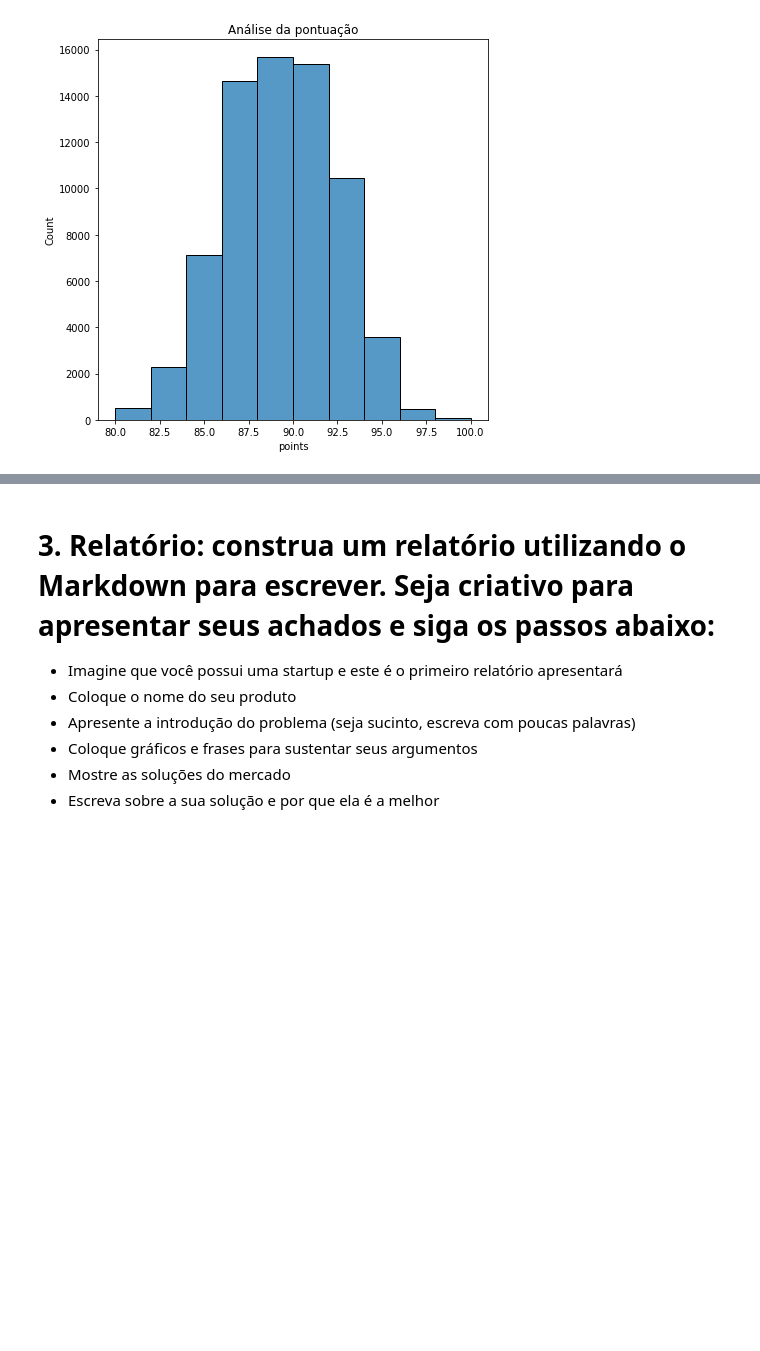
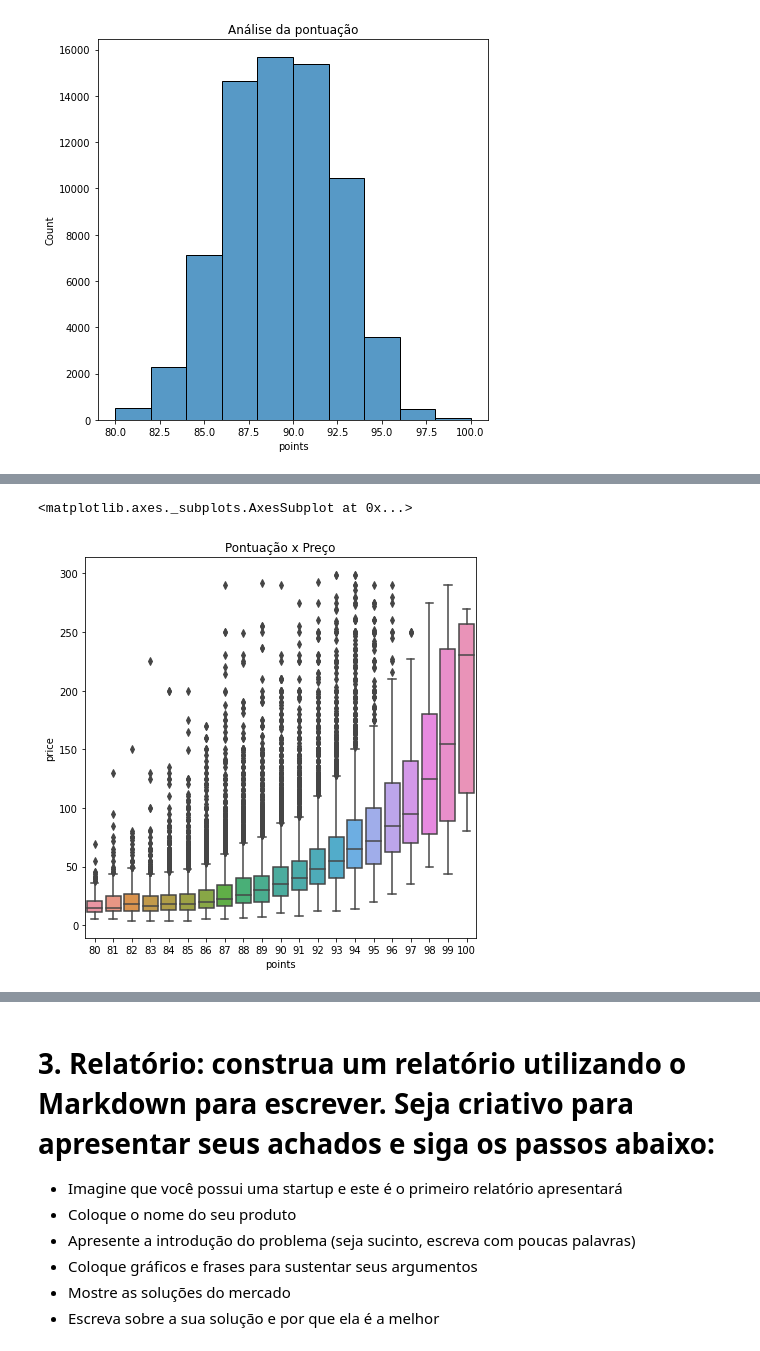
Before and after one commit to gabrielcgo/modulo03, a Jupyter notebook: projeto04_modulo3_5.ipynb, the cells around one changed output, grey strips where cells are left out. Drawn from its saved outputs; the diff is of its cells as text; code cells hidden in the pictures; blank space fills up the shorter version.

```diff
--- a/projeto04_modulo3_5.ipynb
+++ b/projeto04_modulo3_5.ipynb
@@ -149,0 +218,10 @@ sns.histplot(data=df, x ='points', y='', bins=10)
+# %%
+# Vamos analisar os preços, mas removendo alguns outliers que influenciam na visualização
+
+df2 = df.loc[(df['price'] < 300)]
+plt.figure(figsize=(7,7)) # Aumentei Visualização
+plt.title('Pontuação x Preço') # Título
+sns.boxplot(data=df2, x ='points', y ='price')
+# %% [output]
+<matplotlib.axes._subplots.AxesSubplot at 0x...>
+[figure, added]
```
Also changed, not shown: parts of 11 cells of this notebook.
